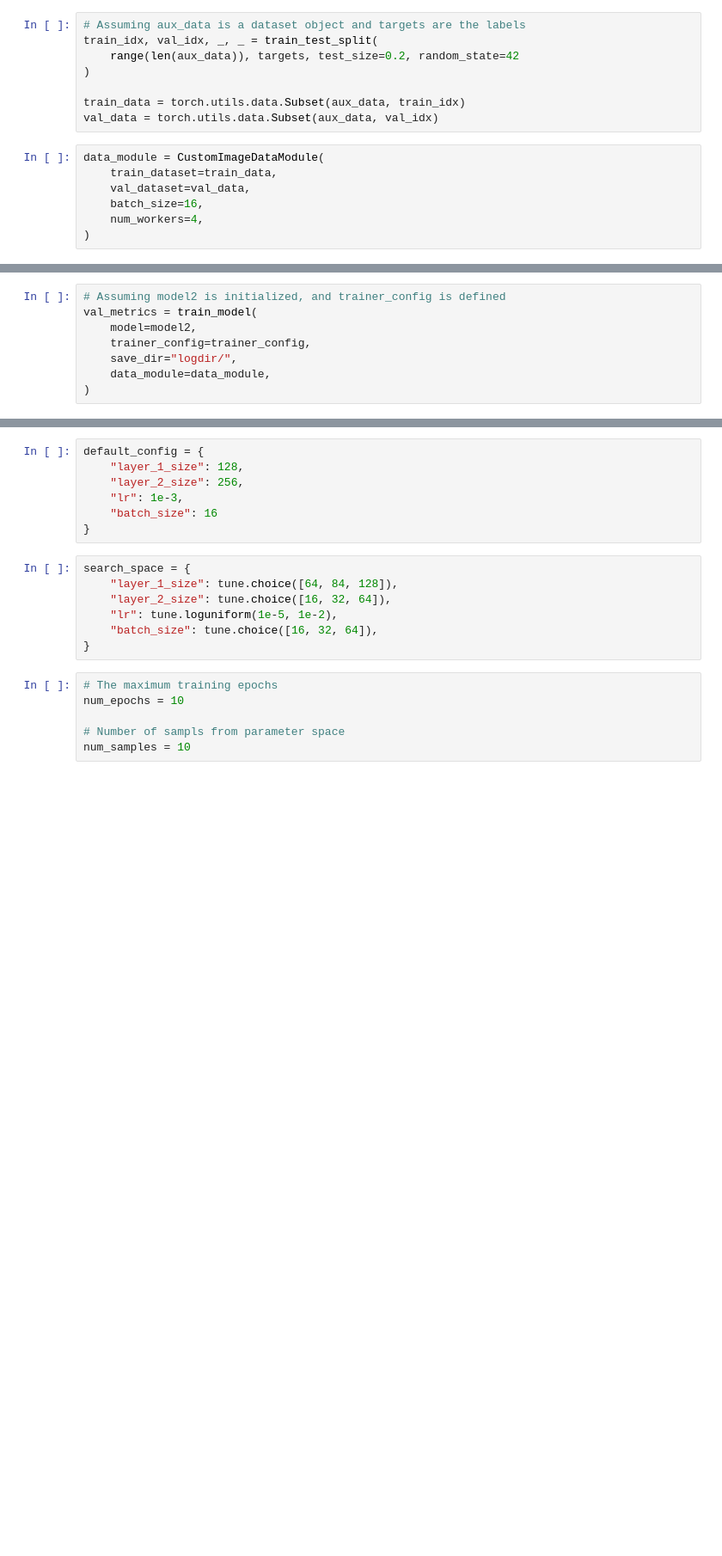
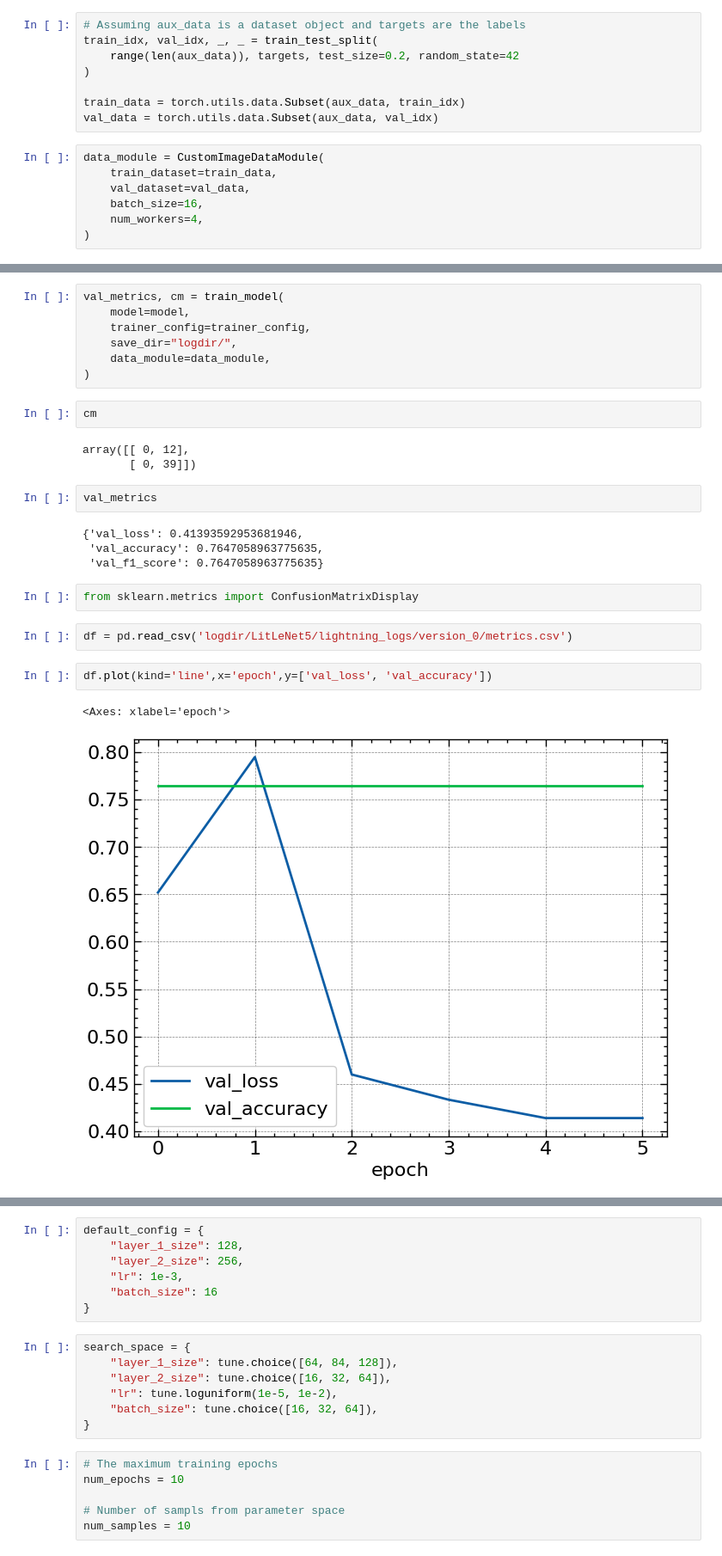
Before and after one commit to alfredoisg/structure-loss-classification, a Jupyter notebook: testing.ipynb, the cells around one changed output, grey strips where cells are left out. Shown: that part at 86% size. Cells and saved outputs as stored; diff of their text form; blank space fills up the shorter version.

```diff
--- a/testing.ipynb
+++ b/testing.ipynb
@@ -128,8 +125,27 @@ data_module = CustomImageDataModule(
 # %%
-# Assuming model2 is initialized, and trainer_config is defined
-val_metrics = train_model(
-    model=model2,
+val_metrics, cm = train_model(
+    model=model,
     trainer_config=trainer_config,
     save_dir="logdir/",
     data_module=data_module,
 )
+# %%
+cm
+# %% [output]
+array([[ 0, 12],
+       [ 0, 39]])
+# %%
+val_metrics
+# %% [output]
+{'val_loss': 0.41393592953681946,
+ 'val_accuracy': 0.7647058963775635,
+ 'val_f1_score': 0.7647058963775635}
+# %%
+from sklearn.metrics import ConfusionMatrixDisplay
+# %%
+df = pd.read_csv('logdir/LitLeNet5/lightning_logs/version_0/metrics.csv')
+# %%
+df.plot(kind='line',x='epoch',y=['val_loss', 'val_accuracy'])
+# %% [output]
+<Axes: xlabel='epoch'>
+[figure, added]
```
Also changed, not shown: parts of 20 cells of this notebook, 2 other files.
